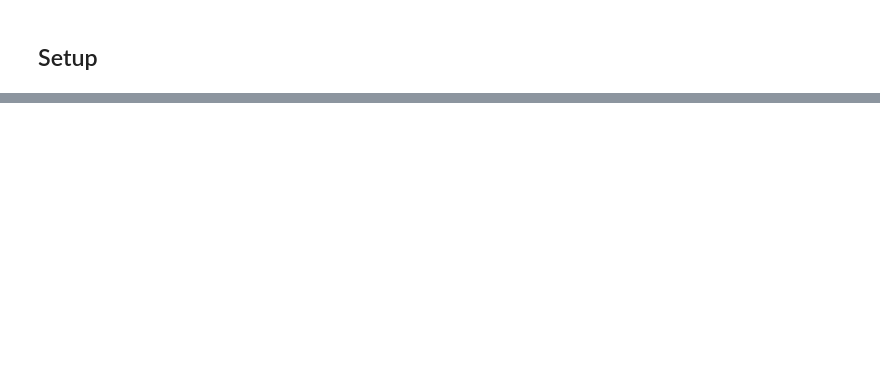
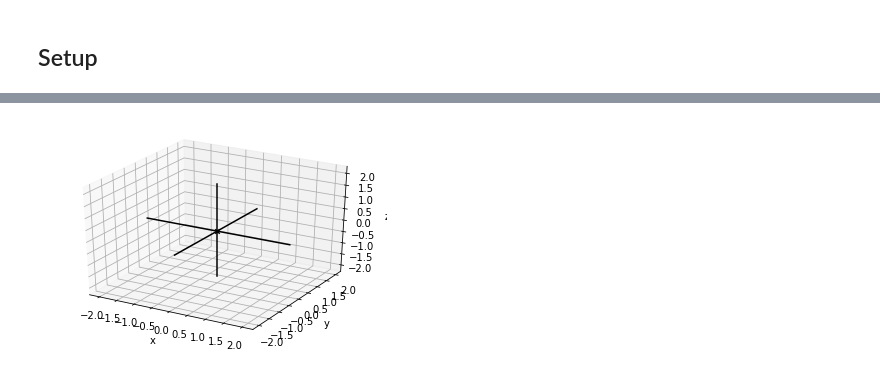
Before and after one commit to rahiakela/math-for-programmers, a Jupyter notebook: 3-ascending-to-3d-world/3d_drawing_with_python.ipynb, the cells around one changed output, grey strips where cells are left out. Cells and saved outputs as stored; diff of their text form; code cells hidden in the pictures; blank space fills up the shorter version.

```diff
--- a/3-ascending-to-3d-world/3d_drawing_with_python.ipynb
+++ b/3-ascending-to-3d-world/3d_drawing_with_python.ipynb
@@ -48,0 +38,4 @@ from vector_drawing import *
+# %%
+draw3d()
+# %% [output]
+[figure, added]
```
Also changed, not shown: parts of 13 cells of this notebook.
